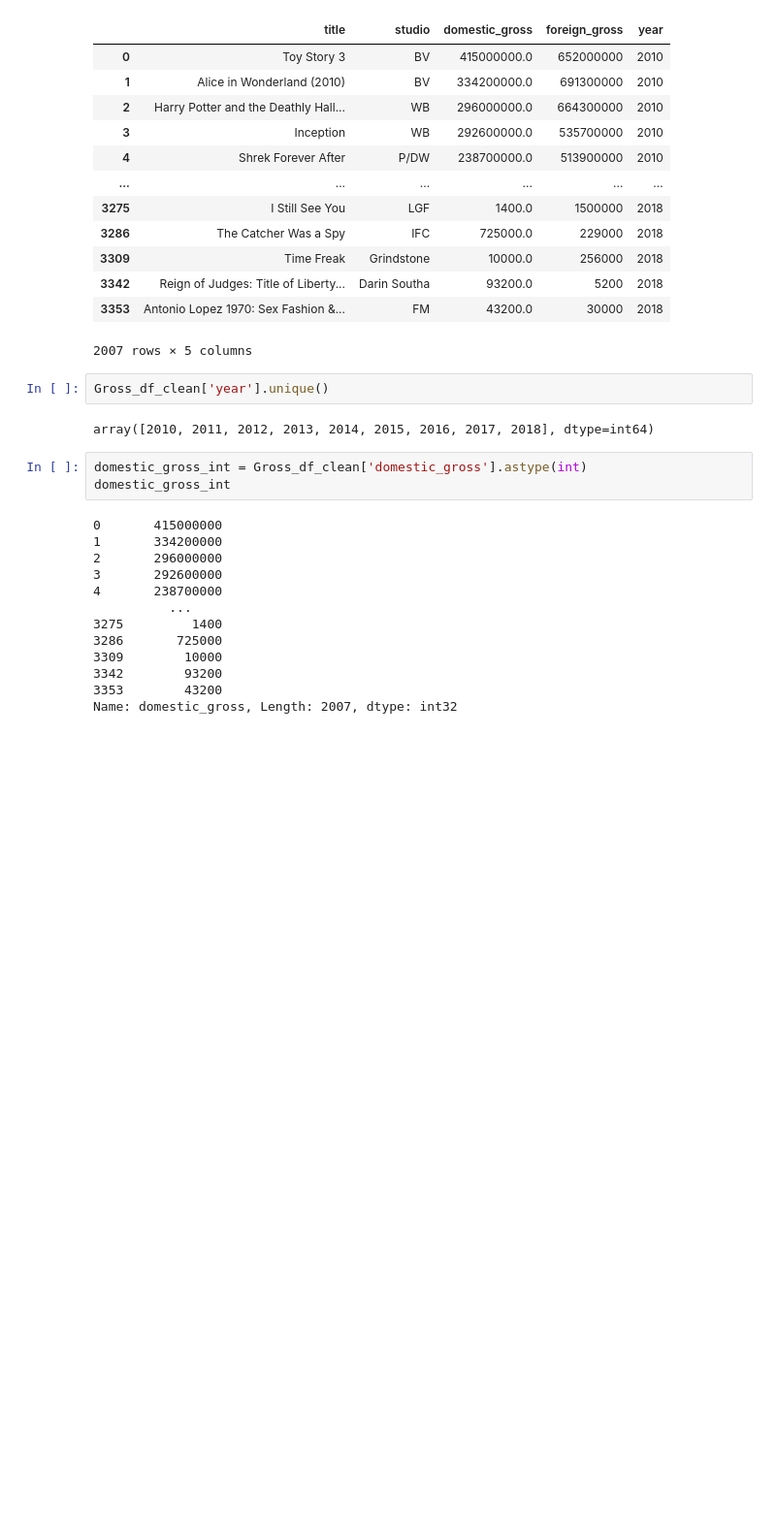
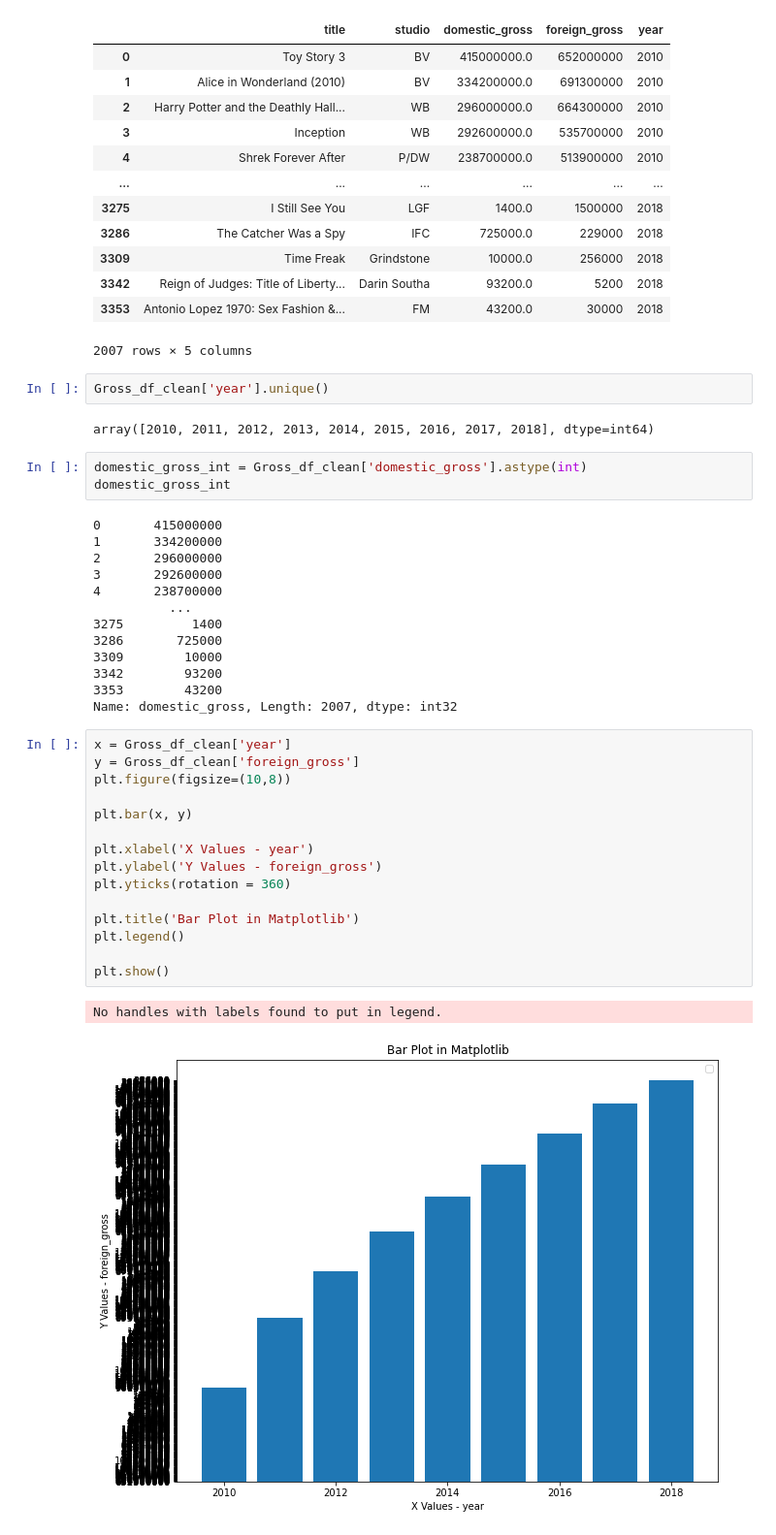
Before and after one commit to CynthiaKaruga/Project_Phase_1, a Jupyter notebook: Project.ipynb, the cells around one changed output. Shown at 97% size. Cells and saved outputs as stored; diff of their text form; blank space fills up the shorter version.

```diff
--- a/Project.ipynb
+++ b/Project.ipynb
@@ -437,3 +441,21 @@ domestic_gross_int
 3342        93200
 3353        43200
 Name: domestic_gross, Length: 2007, dtype: int32
+# %%
+x = Gross_df_clean['year']
+y = Gross_df_clean['foreign_gross']
+plt.figure(figsize=(10,8))
+
+plt.bar(x, y)
+
+plt.xlabel('X Values - year')
+plt.ylabel('Y Values - foreign_gross')
+plt.yticks(rotation = 360)
+
+plt.title('Bar Plot in Matplotlib')
+plt.legend()
+
+plt.show()
+# %% [output]
+No handles with labels found to put in legend.
+[figure, added]
```
Also changed, not shown: parts of 32 cells of this notebook.
